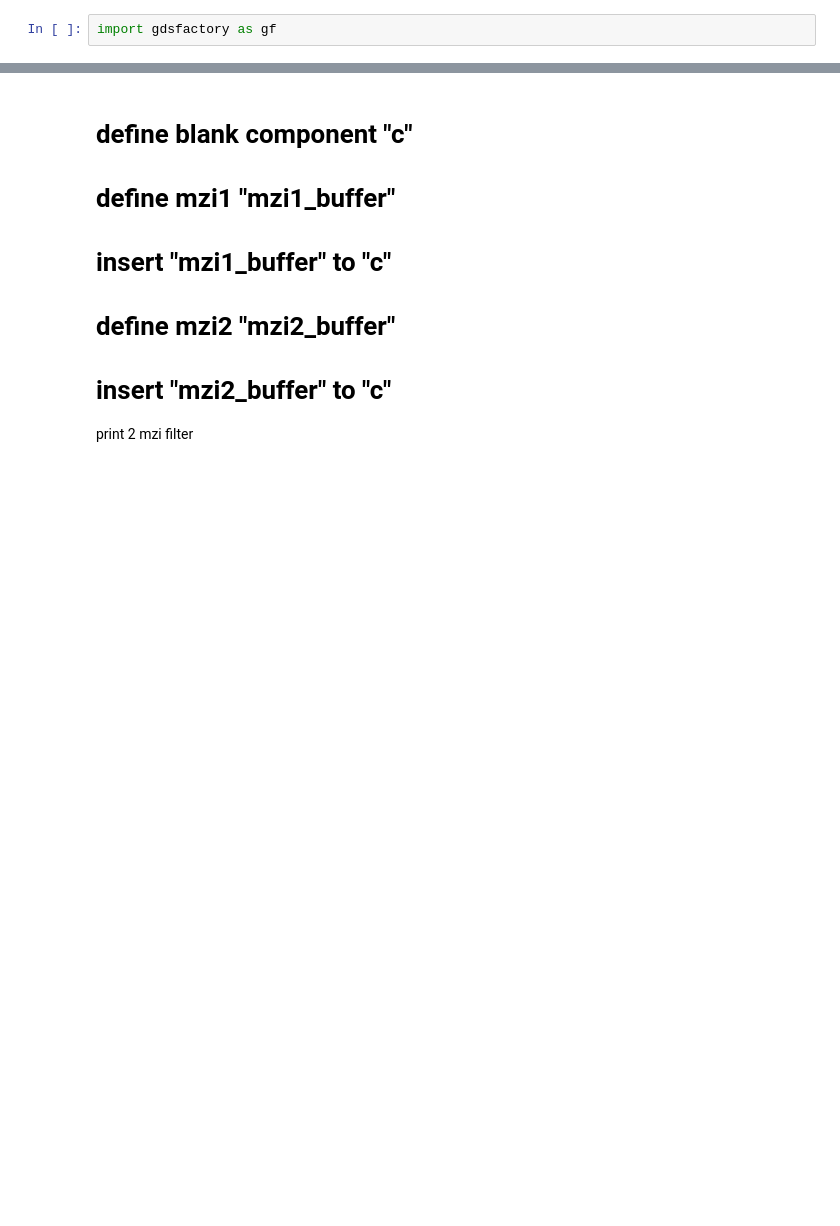
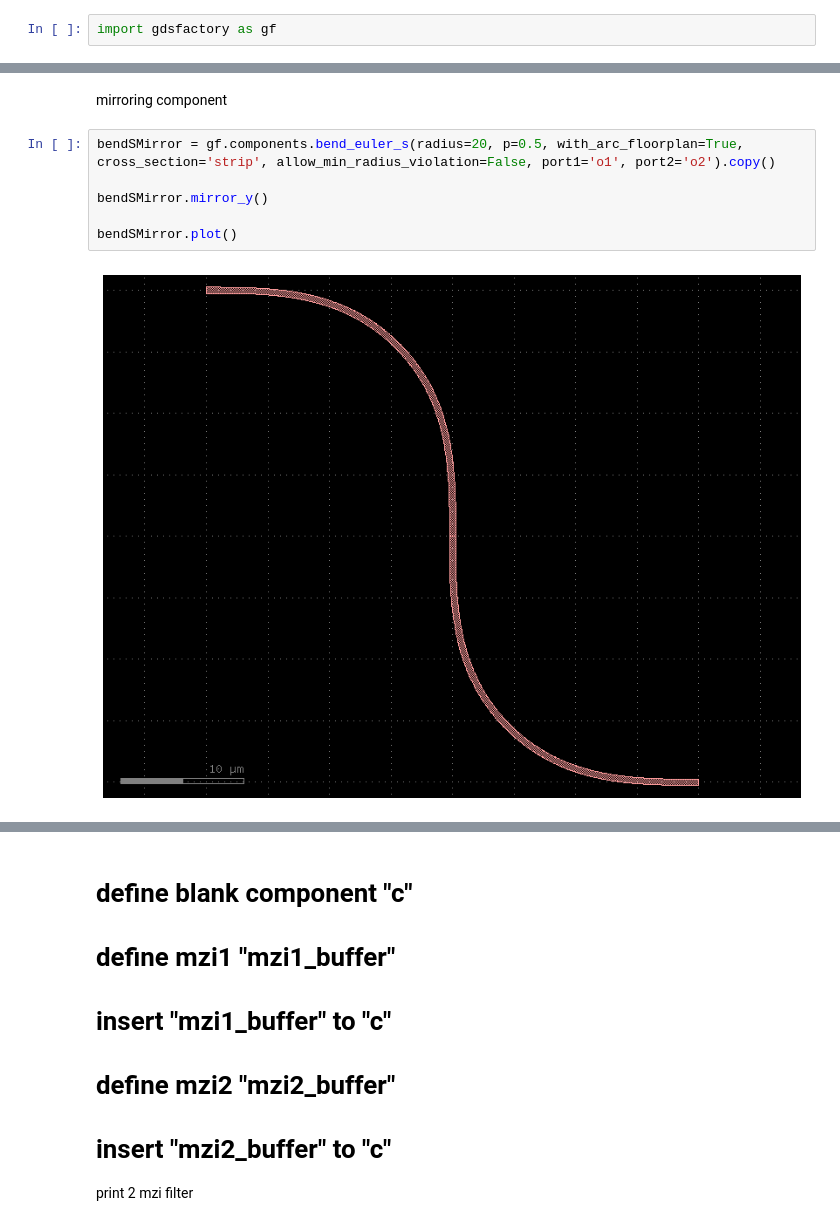
Before and after one commit to taufiqhdyts/photonics-el4064, a Jupyter notebook: photonics-research/tutorial/1-basic.ipynb, the cells around one changed output, grey strips where cells are left out. Saved outputs shown, nothing was run; the diff lists cells and outputs as text; blank space fills up the shorter version.

```diff
--- a/photonics-research/tutorial/1-basic.ipynb
+++ b/photonics-research/tutorial/1-basic.ipynb
@@ -12,0 +37,10 @@ c.plot()
+# %% [markdown]
+mirroring component
+# %%
+bendSMirror = gf.components.bend_euler_s(radius=20, p=0.5, with_arc_floorplan=True, cross_section='strip', allow_min_radius_violation=False, port1='o1', port2='o2').copy()
+
+bendSMirror.mirror_y()
+
+bendSMirror.plot()
+# %% [output]
+[figure, added]
```
Also changed, not shown: parts of 16 cells of this notebook, 8 other files.
